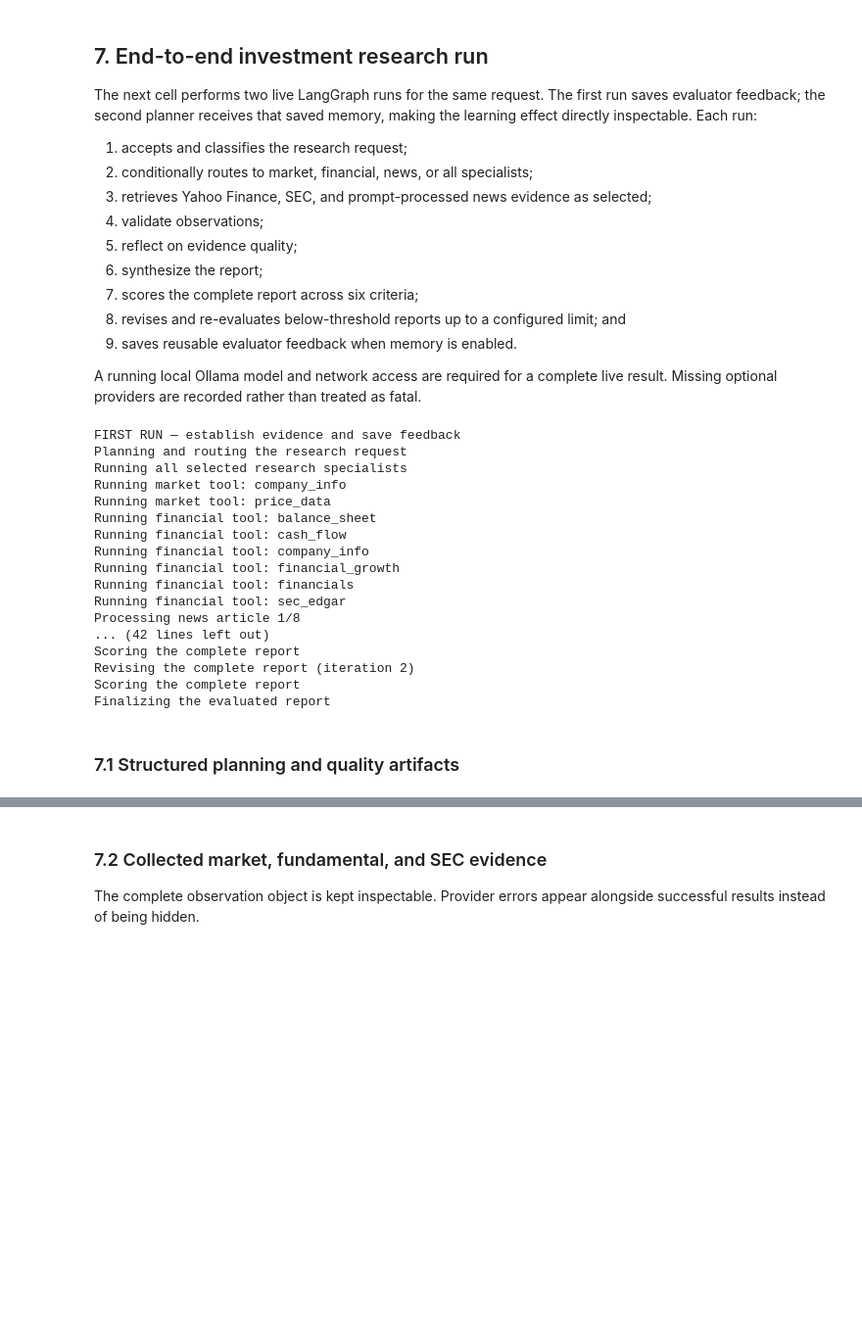
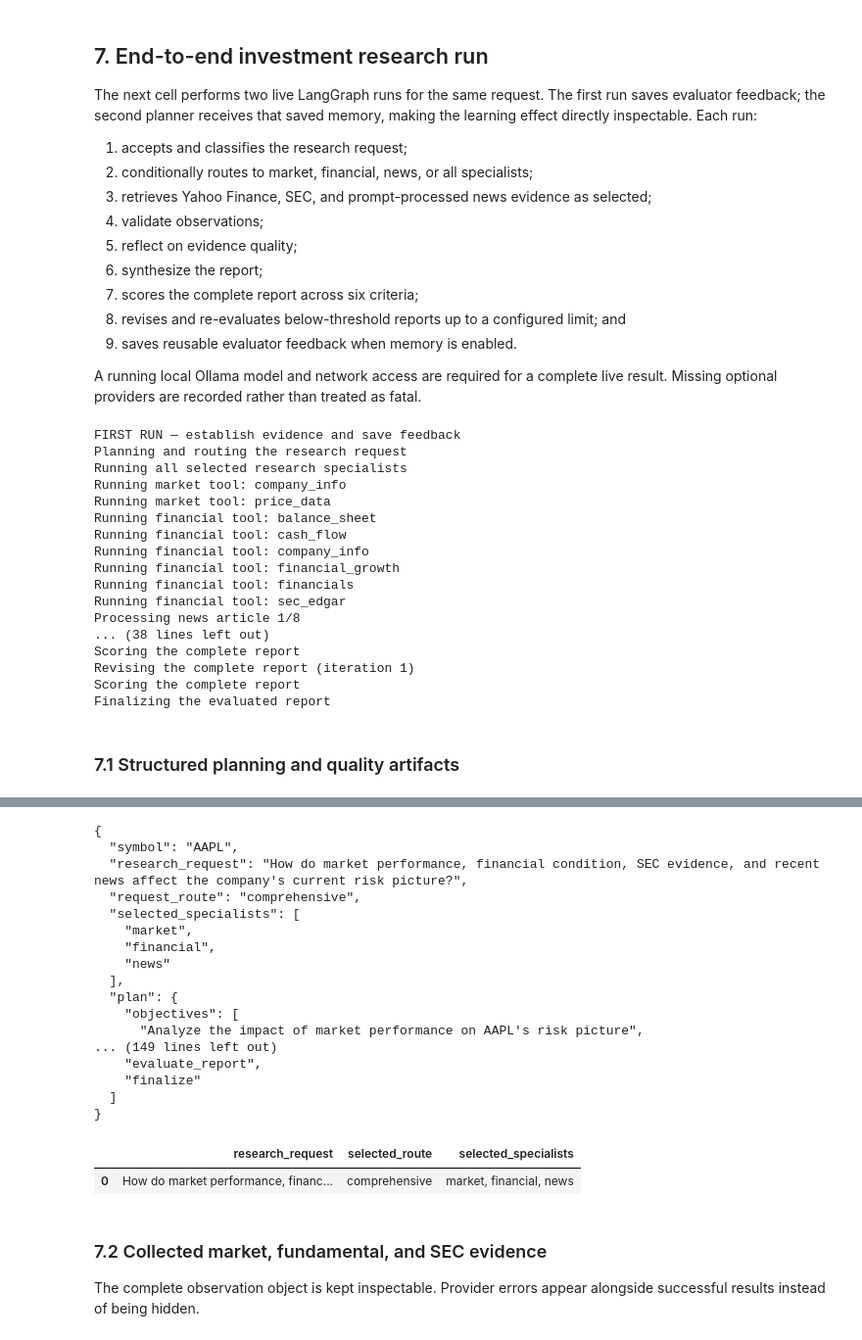
Before and after one commit to bwirgau-usd/AAI-520-final-project-multi-agent-financial-analysis, a Jupyter notebook: notebooks/multi_agent_financial_analysis.ipynb, the cells around one changed output, grey strips where cells are left out. Shown at 98% size. Cells and saved outputs as stored; diff of their text form; code cells hidden in the pictures; blank space fills up the shorter version.

```diff
--- a/notebooks/multi_agent_financial_analysis.ipynb
+++ b/notebooks/multi_agent_financial_analysis.ipynb
@@ -292,7 +295,12 @@ The next cell performs two live LangGraph runs for the same request. The first r
 
 A running local Ollama model and network access are required for a complete live result. Missing optional providers are recorded rather than treated as fatal.
 # %%
-workflow = build_research_workflow(project_root=PROJECT_ROOT)
+demo_memory_dir = Path(tempfile.mkdtemp(prefix="aai520-notebook-memory-"))
+demo_memory_store = ResearchMemoryStore(demo_memory_dir / "research_memory.json")
+workflow = build_research_workflow(
+    project_root=PROJECT_ROOT,
+    memory_store=demo_memory_store,
+)
 print("FIRST RUN — establish evidence and save feedback")
 first_result = workflow.run(TICKER, RESEARCH_REQUEST, progress=print)
 print("\nSECOND RUN — plan with the saved feedback")
@@ -316,15 +324,15 @@ Running financial tool: financial_growth
 Running financial tool: financials
 Running financial tool: sec_edgar
 Processing news article 1/8
-... (42 lines left out)
+... (38 lines left out)
 Scoring the complete report
-Revising the complete report (iteration 2)
+Revising the complete report (iteration 1)
 Scoring the complete report
 Finalizing the evaluated report
 # %% [markdown]
 ### 7.1 Structured planning and quality artifacts
 # %%
-display(JSON({
+review_artifacts = {
     "symbol": result["symbol"],
     "research_request": result.get("research_request"),
     "request_route": result.get("request_route"),
@@ -336,5 +344,11 @@ display(JSON({
     "report_evaluation": result.get("report_evaluation", {}),
     "report_revision_history": result.get("report_revision_history", []),
     "graph_trace": result.get("graph_trace", []),
-}))
+}
+print(json.dumps(review_artifacts, indent=2, default=str))
+display(pd.DataFrame([{
+    "research_request": result.get("research_request"),
+    "selected_route": result.get("request_route"),
+    "selected_specialists": ", ".join(result.get("selected_specialists", [])),
+}]))
 # %% [output]
@@ -342,3 +355,22 @@ display(JSON({
+{
+  "symbol": "AAPL",
+  "research_request": "How do market performance, financial condition, SEC evidence, and recent news affect the company's current risk picture?",
+  "request_route": "comprehensive",
+  "selected_specialists": [
+    "market",
+    "financial",
+    "news"
+  ],
+  "plan": {
+    "objectives": [
+      "Analyze the impact of market performance on AAPL's risk picture",
+... (149 lines left out)
+    "evaluate_report",
+    "finalize"
+  ]
+}
+|  | research_request | selected_route | selected_specialists |
+| 0 | How do market performance, financ... | comprehensive | market, financial, news |
 # %% [markdown]
 ### 7.2 Collected market, fundamental, and SEC evidence
 
```
Also changed, not shown: parts of 13 cells of this notebook, 27 other files.
